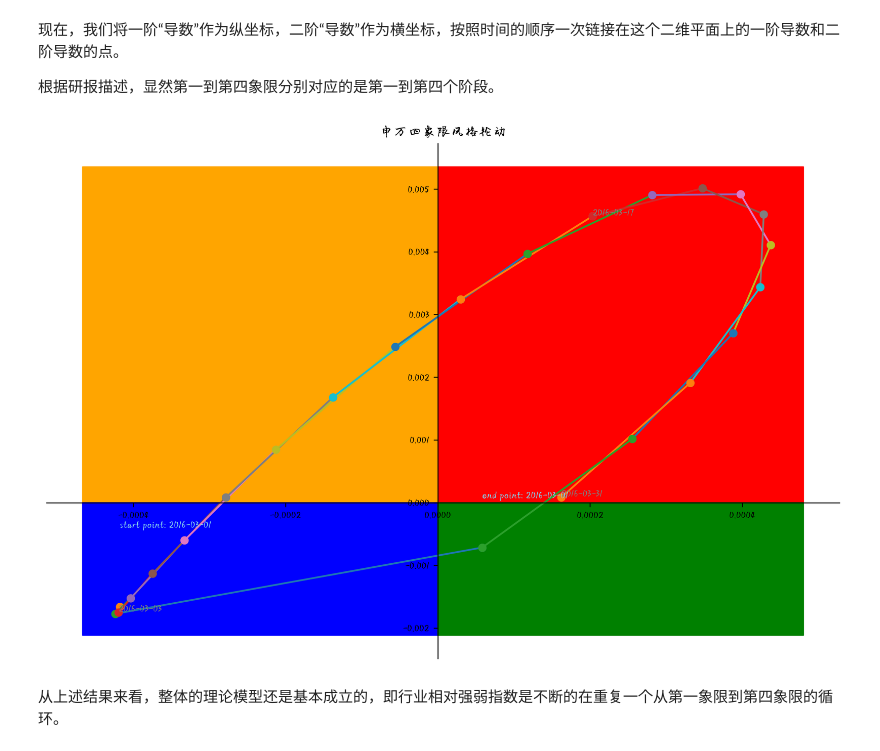
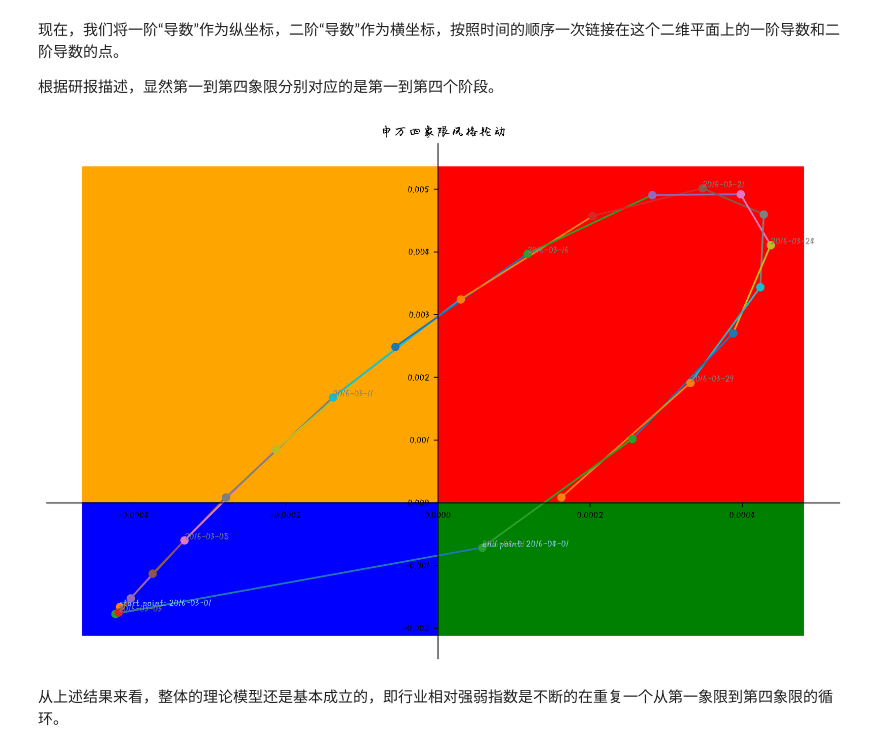
Before and after one commit to ppoak/BearAlpha, a Jupyter notebook: SWquadrant/research.ipynb, the cells around one changed output. Cells and saved outputs as stored; diff of their text form; code cells hidden in the pictures.

```diff
--- a/SWquadrant/research.ipynb
+++ b/SWquadrant/research.ipynb
@@ -171,37 +171,37 @@ derivative2_draw = derivative2.loc["2016-03-01":"2016-04-01"]
 _, ax = plt.subplots(1, 1, figsize=(12, 8), dpi=300)
 ax.set_title("申万四象限风格轮动")
 
 common_date = derivative1_draw.index.intersection(derivative2_draw.index)
-ax.text(x=derivative2_draw.iloc[0], y=derivative2_draw.iloc[0],
+ax.text(x=derivative2_draw.iloc[0], y=derivative1_draw.iloc[0],
         s=f'start point: {derivative2_draw.index[0].strftime(r"%Y-%m-%d")}', color="skyblue")
 for i, date in enumerate(common_date[1:]):
-    if i % 10 == 1:
+    if i % 3 == 1:
         ax.text(x=derivative2_draw.loc[date], y=derivative1_draw.loc[date], s=date.strftime(r"%Y-%m-%d"), color="grey")
     last_date = common_date[i - 1]
     ax.plot(derivative2_draw.loc[[last_date, date]], derivative1_draw.loc[[last_date, date]], marker='o')
 ax.plot(derivative2_draw.iloc[[-1, 1]], derivative1_draw.iloc[[-1, 1]], alpha=0.0, color='white')
-ax.text(x=derivative2_draw.iloc[-1], y=derivative2_draw.iloc[-1],
-        s=f'end point: {derivative2_draw.index[0].strftime(r"%Y-%m-%d")}', color="skyblue")
+ax.text(x=derivative2_draw.iloc[-1], y=derivative1_draw.iloc[-1],
+        s=f'end point: {derivative2_draw.index[-1].strftime(r"%Y-%m-%d")}', color="skyblue")
 
 # 象限填色
 xp = np.linspace(0, ax.get_xlim()[1], 10)
 yp = np.ones_like(xp) * ax.get_ylim()[1]
 xn = np.linspace(ax.get_xlim()[0], 0, 10)
 yn = np.ones_like(xn) * ax.get_ylim()[0]
 zeroy = np.zeros_like(yp)
 ax.fill_between(xp, yp, zeroy, color='red')
 ax.fill_between(xn, zeroy, yp, color='orange')
 ax.fill_between(xn, yn, zeroy, color='blue')
 ax.fill_between(xp, yn, zeroy, color='green')
 
 # 移动原点
 ax.spines["right"].set_visible(False)
 ax.spines["top"].set_visible(False)
 ax.xaxis.set_ticks_position("bottom")
 ax.yaxis.set_ticks_position("left")
 ax.spines["bottom"].set_position(("data", 0))
 ax.spines["left"].set_position(("data", 0))
 # %% [output]
-[figure, old version]
+[figure, new version]
 # %% [markdown]
 从上述结果来看，整体的理论模型还是基本成立的，即行业相对强弱指数是不断的在重复一个从第一象限到第四象限的循环。
```
Also changed, not shown: 2 other files.
